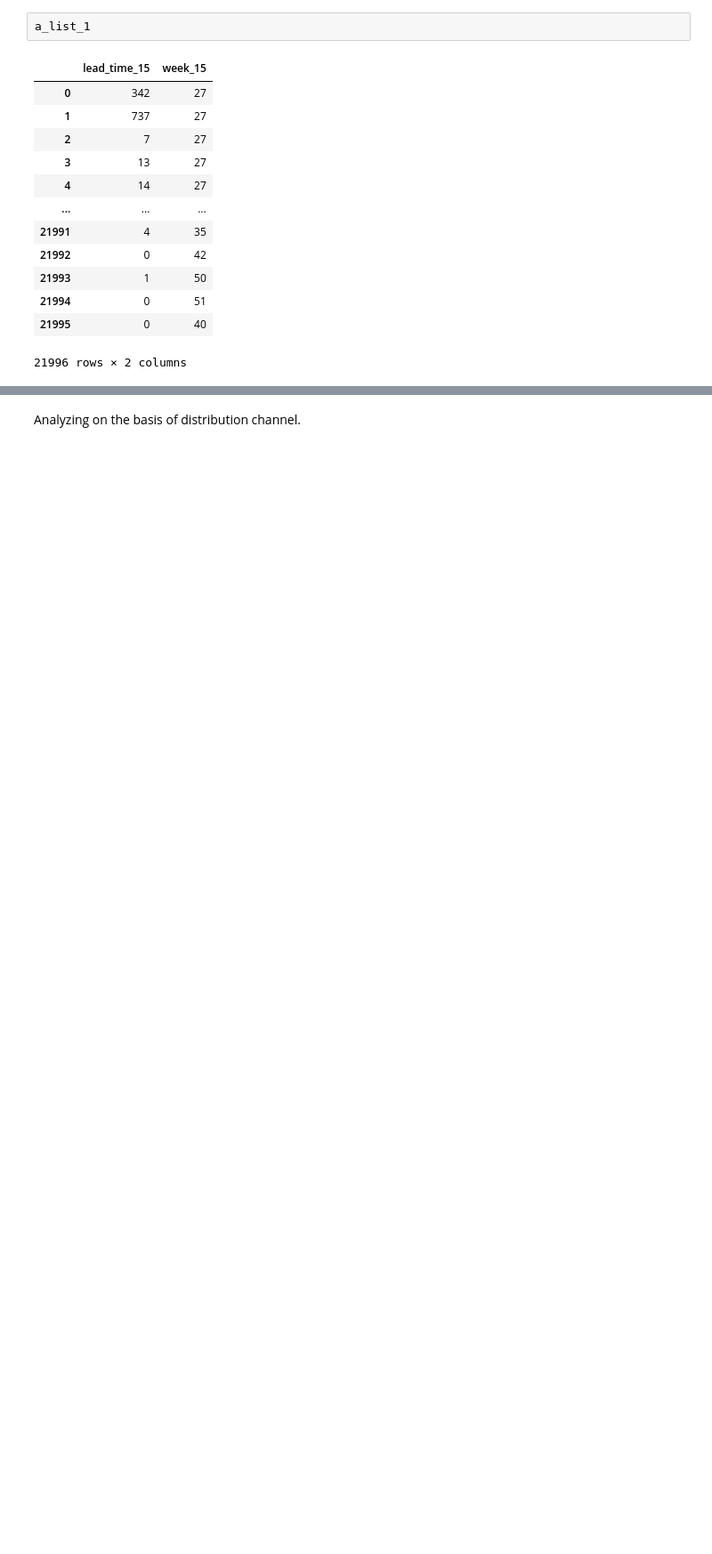
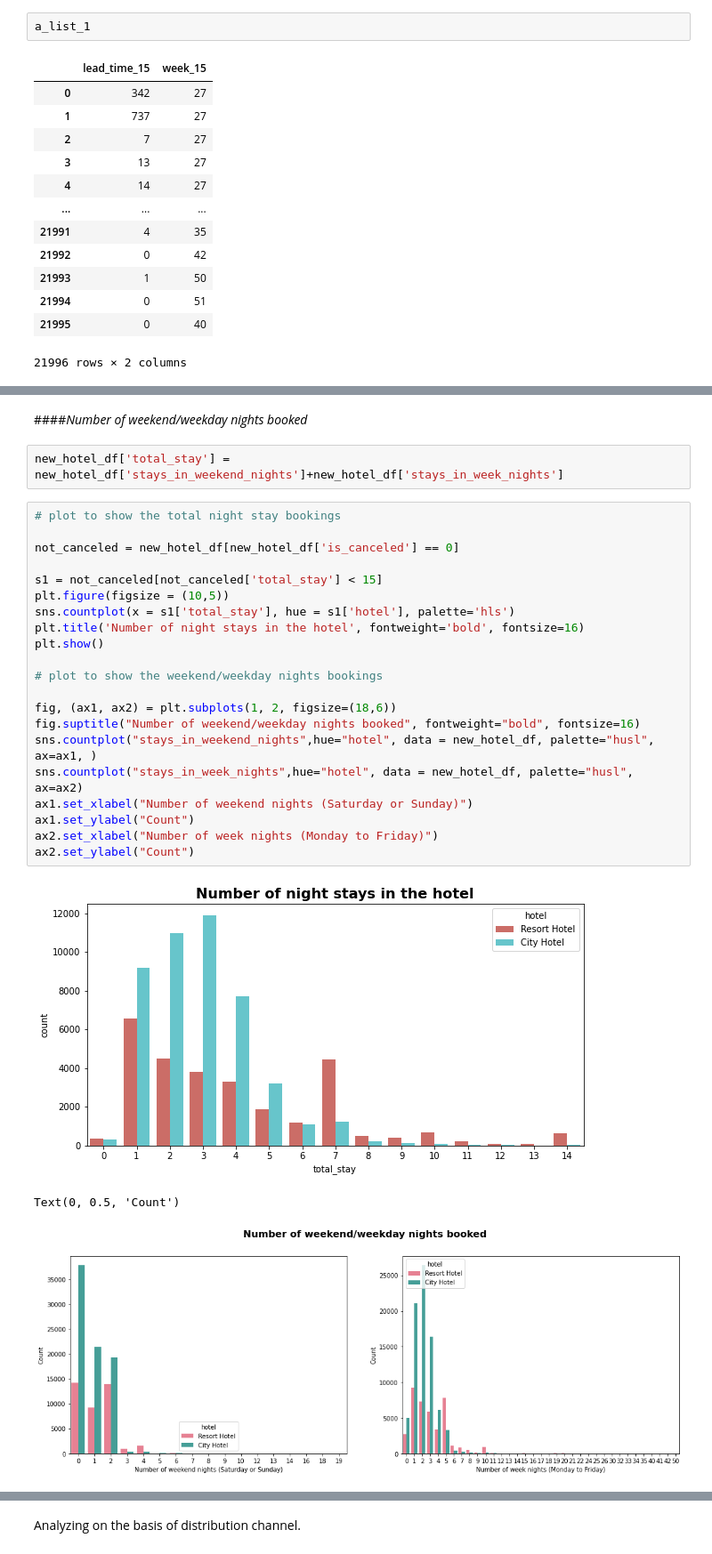
Before and after one commit to Nimisha-Nooti/hotel-data-analysis, a Jupyter notebook: Hotel_Booking_Analysis_Capstone_Project.ipynb, the cells around one changed output, grey strips where cells are left out. Shown: that part at 89% size. Saved outputs shown, nothing was run; the diff lists cells and outputs as text; blank space fills up the shorter version.

```diff
--- a/Hotel_Booking_Analysis_Capstone_Project.ipynb
+++ b/Hotel_Booking_Analysis_Capstone_Project.ipynb
@@ -518,0 +539,29 @@ plt.show()
+# %% [markdown]
+####*Number of weekend/weekday nights booked*
+# %%
+new_hotel_df['total_stay'] = new_hotel_df['stays_in_weekend_nights']+new_hotel_df['stays_in_week_nights']
+# %%
+# plot to show the total night stay bookings
+
+not_canceled = new_hotel_df[new_hotel_df['is_canceled'] == 0]
+
+s1 = not_canceled[not_canceled['total_stay'] < 15]
+plt.figure(figsize = (10,5))
+sns.countplot(x = s1['total_stay'], hue = s1['hotel'], palette='hls')
+plt.title('Number of night stays in the hotel', fontweight='bold', fontsize=16)
+plt.show()
+
+# plot to show the weekend/weekday nights bookings
+
+fig, (ax1, ax2) = plt.subplots(1, 2, figsize=(18,6))
+fig.suptitle("Number of weekend/weekday nights booked", fontweight="bold", fontsize=16)
+sns.countplot("stays_in_weekend_nights",hue="hotel", data = new_hotel_df, palette="husl", ax=ax1, )
+sns.countplot("stays_in_week_nights",hue="hotel", data = new_hotel_df, palette="husl", ax=ax2)
+ax1.set_xlabel("Number of weekend nights (Saturday or Sunday)")
+ax1.set_ylabel("Count")
+ax2.set_xlabel("Number of week nights (Monday to Friday)")
+ax2.set_ylabel("Count")
+# %% [output]
+[figure, added]
+Text(0, 0.5, 'Count')
+[figure, added]
```
Also changed, not shown: parts of 23 cells of this notebook.
